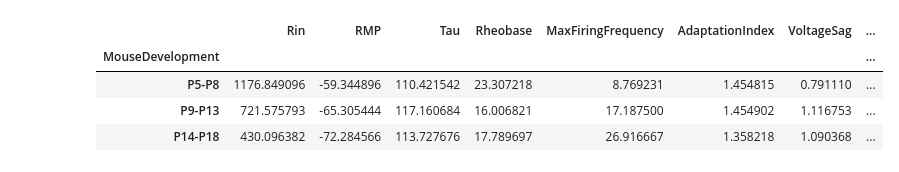
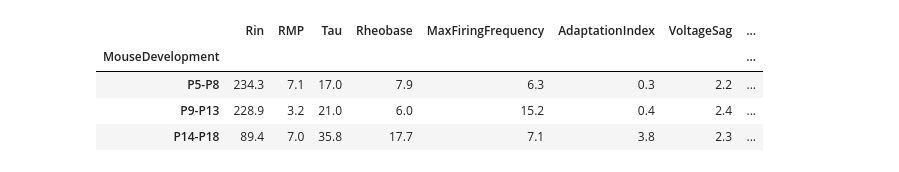
Before and after one commit to filippoghezzi/IntrinsicProfile, a Jupyter notebook: IntrinsicProfiles_Analysis.ipynb, the cells around one changed output. Cells and saved outputs as stored; diff of their text form; code cells hidden in the pictures.

```diff
--- a/IntrinsicProfiles_Analysis.ipynb
+++ b/IntrinsicProfiles_Analysis.ipynb
@@ -10,6 +10,20 @@ results['MouseDevelopment'] = results['MouseDevelopment'].astype('category')
 results['MouseDevelopment'] = results['MouseDevelopment'].cat.reorder_categories(['P5-P8', 'P9-P13', 'P14-P18'])
 results['Tau'] = results['Tau']*1000
 results['AP_HalfWidth'] = results['AP_HalfWidth']*1000
+# %%
+def getMaturityIndex(df):
+    uRin = np.nanmean(df[df["MouseDevelopment"]=='P14-P18'].Rin)
+    uRMP = np.nanmean(df[df["MouseDevelopment"]=='P14-P18'].RMP)
+    uTau = np.nanmean(df[df["MouseDevelopment"]=='P14-P18'].Tau)
+    uRheobase = np.nanmean(df[df["MouseDevelopment"]=='P14-P18'].Rheobase)
+    uMaxFiringFrequency = np.nanmean(df[df["MouseDevelopment"]=='P14-P18'].MaxFiringFrequency)
+    uAP_Threshold = np.nanmean(df[df["MouseDevelopment"]=='P14-P18'].AP_Threshold)
+    uAP_HalfWidth = np.nanmean(df[df["MouseDevelopment"]=='P14-P18'].AP_HalfWidth)
+    uAP_Height = np.nanmean(df[df["MouseDevelopment"]=='P14-P18'].AP_Height)
+
+    df["MaturityIndex"] = ((uRin/df.Rin)+(df.RMP/uRMP)+(df.Rheobase/uRheobase)+(df.MaxFiringFrequency/uMaxFiringFrequency)+(df.AP_Threshold/uAP_Threshold)+(uAP_HalfWidth/df.AP_HalfWidth)+(df.AP_Height/uAP_Height))/7
+    return df
+# +(uTau/df.Tau)
 # %%
 def setPlotLayout(ax):
     ax.set_xlabel(None)
@@ -78,0 +195,8 @@ df = results[(results.BrainArea=="V1") & (results.CellType=="Pyr") & (results.Ce
+# %%
+## L4 Pyr cells in S1BF
+df = results[(results.BrainArea=="S1BF") & (results.CellType=="Pyr")  & (results.CellLayer==4)]
+df = getMaturityIndex(df)
+plotIPfeatures_Window(df)
+plt.suptitle('L4 Pyr cells - S1BF')
+plt.savefig('Figures//IP_S1_Pyr_L4.pdf')
+tmp=pd.concat([tmp,df])
@@ -79,9 +212,11 @@ df = results[(results.BrainArea=="V1") & (results.CellType=="Pyr") & (results.Ce
 # %%
+## Values for tables
+pd.set_option("display.precision", 1)
 columns = ["Rin", "RMP", "Tau", "Rheobase", "MaxFiringFrequency", "AdaptationIndex", "VoltageSag", "AP_Threshold", "AP_HalfWidth", "AP_Height", "AP_AHP"]
-df.groupby('MouseDevelopment')[columns].mean()
+df.groupby('MouseDevelopment')[columns].std()
 # %% [output]
 |  | Rin | RMP | Tau | Rheobase | MaxFiringFrequency | AdaptationIndex | VoltageSag | ... |
 | MouseDevelopment |  |  |  |  |  |  |  | ... |
-| P5-P8 | 1176.849096 | -59.344896 | 110.421542 | 23.307218 | 8.769231 | 1.454815 | 0.791110 | ... |
-| P9-P13 | 721.575793 | -65.305444 | 117.160684 | 16.006821 | 17.187500 | 1.454902 | 1.116753 | ... |
-| P14-P18 | 430.096382 | -72.284566 | 113.727676 | 17.789697 | 26.916667 | 1.358218 | 1.090368 | ... |
+| P5-P8 | 234.3 | 7.1 | 17.0 | 7.9 | 6.3 | 0.3 | 2.2 | ... |
+| P9-P13 | 228.9 | 3.2 | 21.0 | 6.0 | 15.2 | 0.4 | 2.4 | ... |
+| P14-P18 | 89.4 | 7.0 | 35.8 | 17.7 | 7.1 | 3.8 | 2.3 | ... |
```
Also changed, not shown: parts of 15 cells of this notebook, 3 other files.
